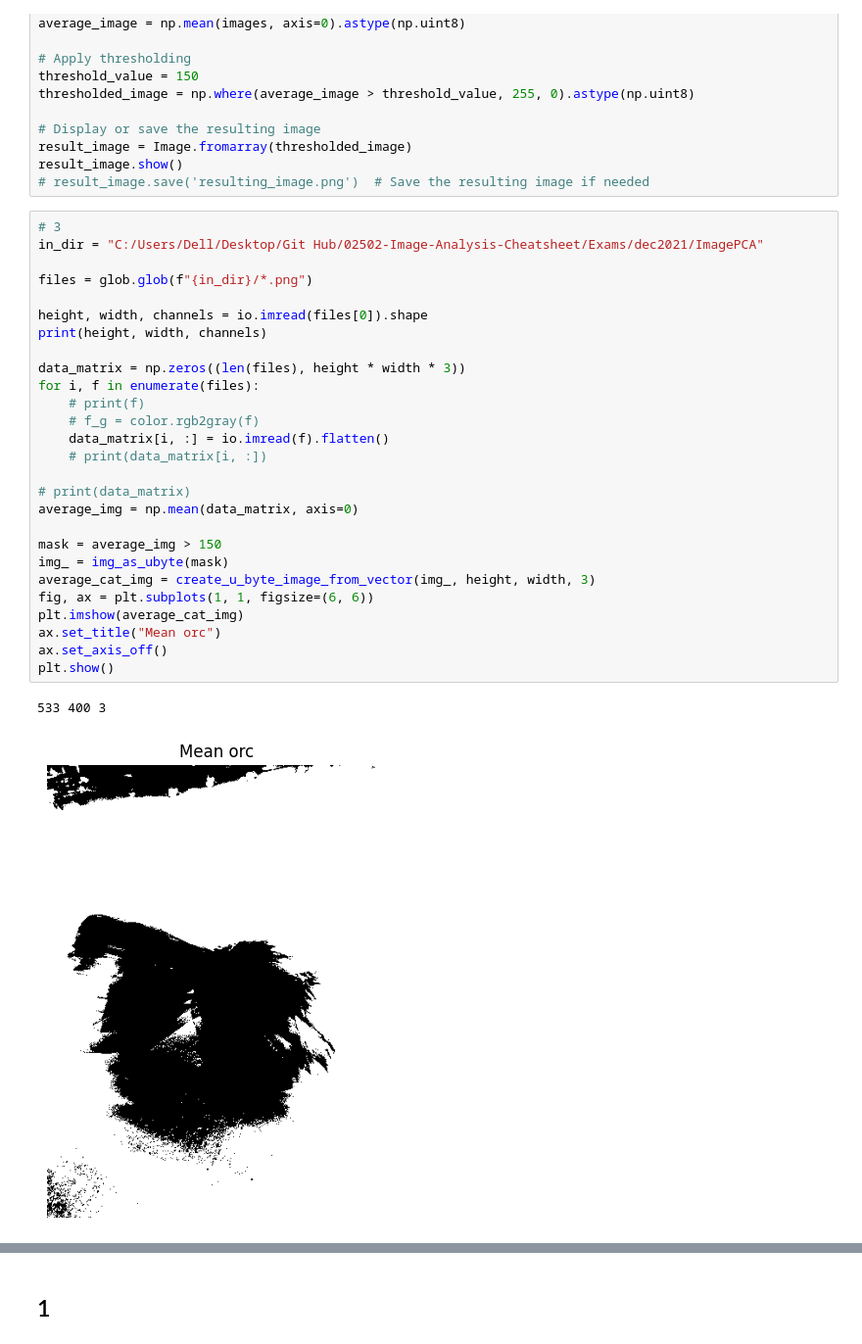
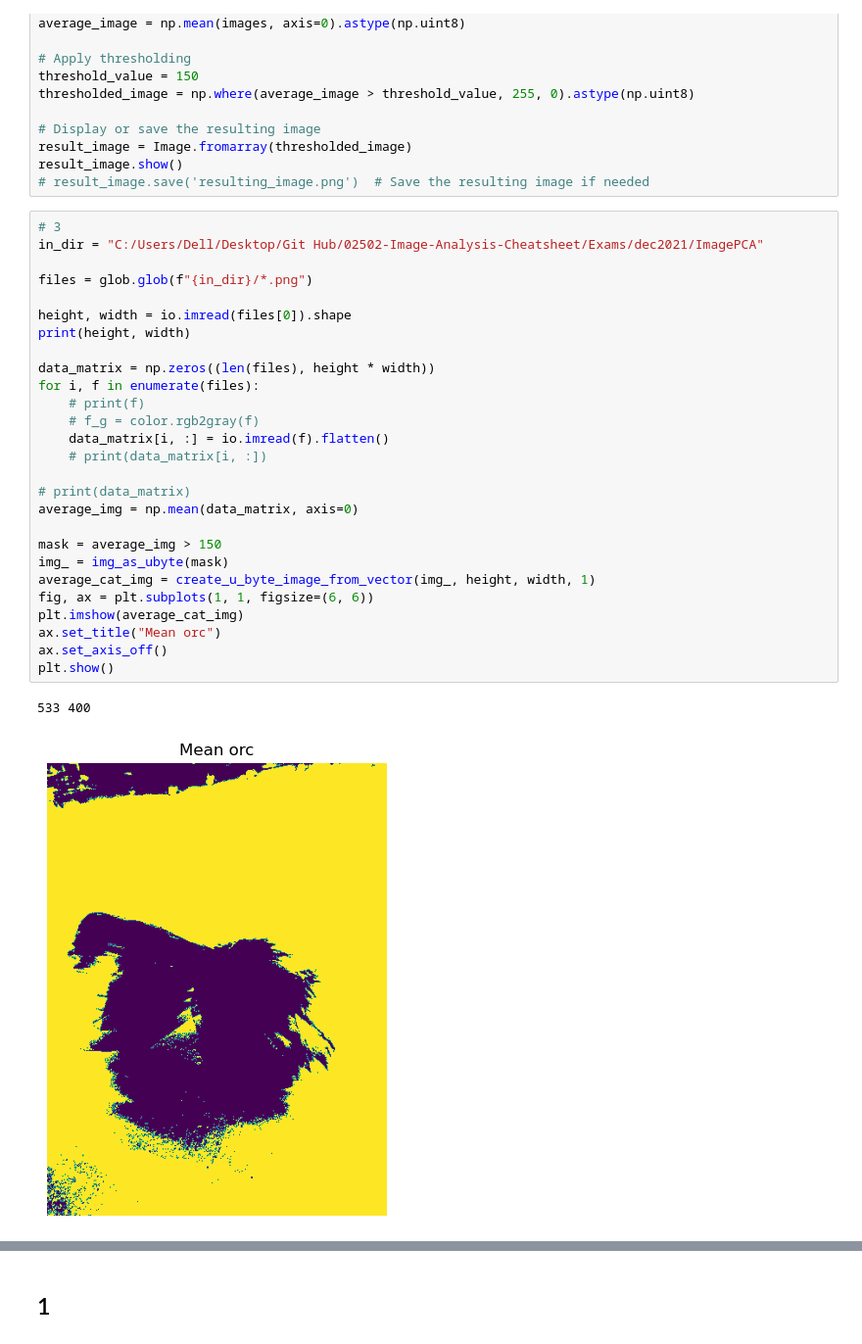
Before and after one commit to magolimbo/02502-Image-Analysis-Cheatsheet, a Jupyter notebook: Prova_sol.ipynb, the cells around one changed output, grey strips where cells are left out. Shown at 98% size. Drawn from its saved outputs; the diff is of its cells as text.

```diff
--- a/Prova_sol.ipynb
+++ b/Prova_sol.ipynb
@@ -101,33 +120,33 @@ result_image.show()
 # %%
 # 3
 in_dir = "C:/Users/Dell/Desktop/Git Hub/02502-Image-Analysis-Cheatsheet/Exams/dec2021/ImagePCA"
 
 files = glob.glob(f"{in_dir}/*.png")
 
-height, width, channels = io.imread(files[0]).shape
-print(height, width, channels)
+height, width = io.imread(files[0]).shape
+print(height, width)
 
-data_matrix = np.zeros((len(files), height * width * 3))
+data_matrix = np.zeros((len(files), height * width))
 for i, f in enumerate(files):
     # print(f)
     # f_g = color.rgb2gray(f)
     data_matrix[i, :] = io.imread(f).flatten()
     # print(data_matrix[i, :])
 
 # print(data_matrix)
 average_img = np.mean(data_matrix, axis=0)
 
 mask = average_img > 150
 img_ = img_as_ubyte(mask)
-average_cat_img = create_u_byte_image_from_vector(img_, height, width, 3)
+average_cat_img = create_u_byte_image_from_vector(img_, height, width, 1)
 fig, ax = plt.subplots(1, 1, figsize=(6, 6))
 plt.imshow(average_cat_img)
 ax.set_title("Mean orc")
 ax.set_axis_off()
 plt.show()
 # %% [output]
-533 400 3
+533 400
-[figure, old version]
+[figure, new version]
 # %%
 # 4
 orc_pca = PCA()
```
Also changed, not shown: parts of 24 cells of this notebook, 2 other files.
